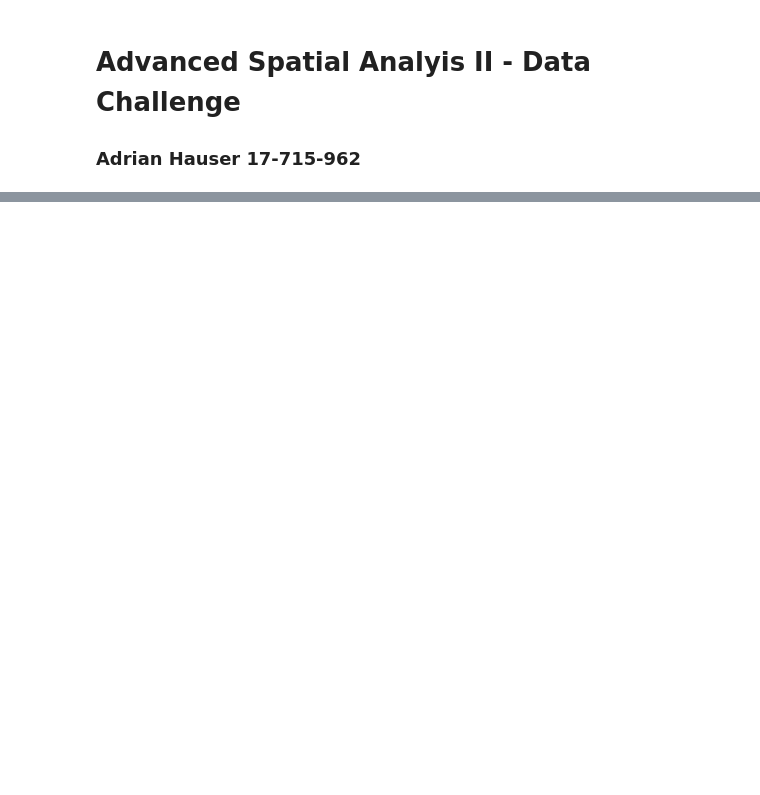
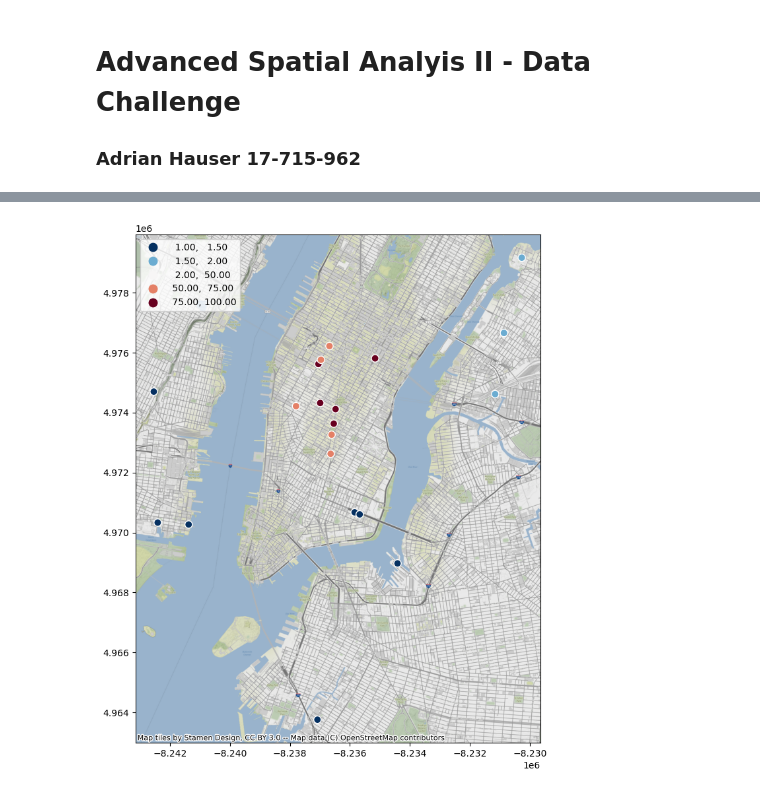
Before and after one commit to AdrianHauser/Advanced-Spatial-Analysis-II, a Jupyter notebook: Data_Challenge.ipynb, the cells around one changed output, grey strips where cells are left out. Cells and saved outputs as stored; diff of their text form; code cells hidden in the pictures; blank space fills up the shorter version.

```diff
--- a/Data_Challenge.ipynb
+++ b/Data_Challenge.ipynb
@@ -239,0 +15,21 @@ cx.add_basemap(ax, zoom=15)
+# %%
+# Import Data
+def import_csv(path:str, datetime_columns:List[str]=None, space_replacement:str=None) -> pd.DataFrame:
+    '''
+    Imports a .csv from path, has option to specify datetime-columns and characters to replace spaces in field names.
+    :param path: String containing path to .csv file.
+    :param datetime_columns: Specify datetime columns to cast them on inport.
+    :param underscore_replacement: Optional replacement character for spaces in field names.
+    :return: Pandas Dataframe
+    '''
+
+    df = pd.read_csv('{}'.format(path), parse_dates=datetime_columns)
+
+    if space_replacement:
+        df.columns = df.columns.str.replace(' ', space_replacement)
+    return df
+
+df = import_csv(
+    path=r'C:\Users\adria\Documents\8_GEO_FS23\GEO881_Advanced_Spatial_Analysis_II\201903-citibike-tripdata.csv',
+    datetime_columns=['starttime','stoptime'],
+    space_replacement='_')
@@ -239,0 +212,23 @@ cx.add_basemap(ax, zoom=15)
+# %%
+# Plot the points on a New-York basemap
+gdf.activity = minmax_scale(gdf.activity, feature_range=(1,100))
+
+fig, ax = plt.subplots(figsize=(10, 10))
+
+gdf.plot(
+    column = 'activity',
+    categorical =True,
+    alpha=1,
+    ax=ax,
+    legend=True,
+    markersize =65,
+    marker='o',
+    cmap='RdBu_r',
+    scheme='UserDefined',
+    classification_kwds={'bins':[1.5, 2, 50,75, 100]}, edgecolor='white')
+
+cx.add_basemap(ax, zoom=15)
+
+# I chose to color the points according to their activity. They are more visible this way, but the legend is kinda confusing, as there are no values between 2-50.
+# %% [output]
+[figure, added]
```
Also changed, not shown: parts of 46 cells of this notebook, 1 other file.
